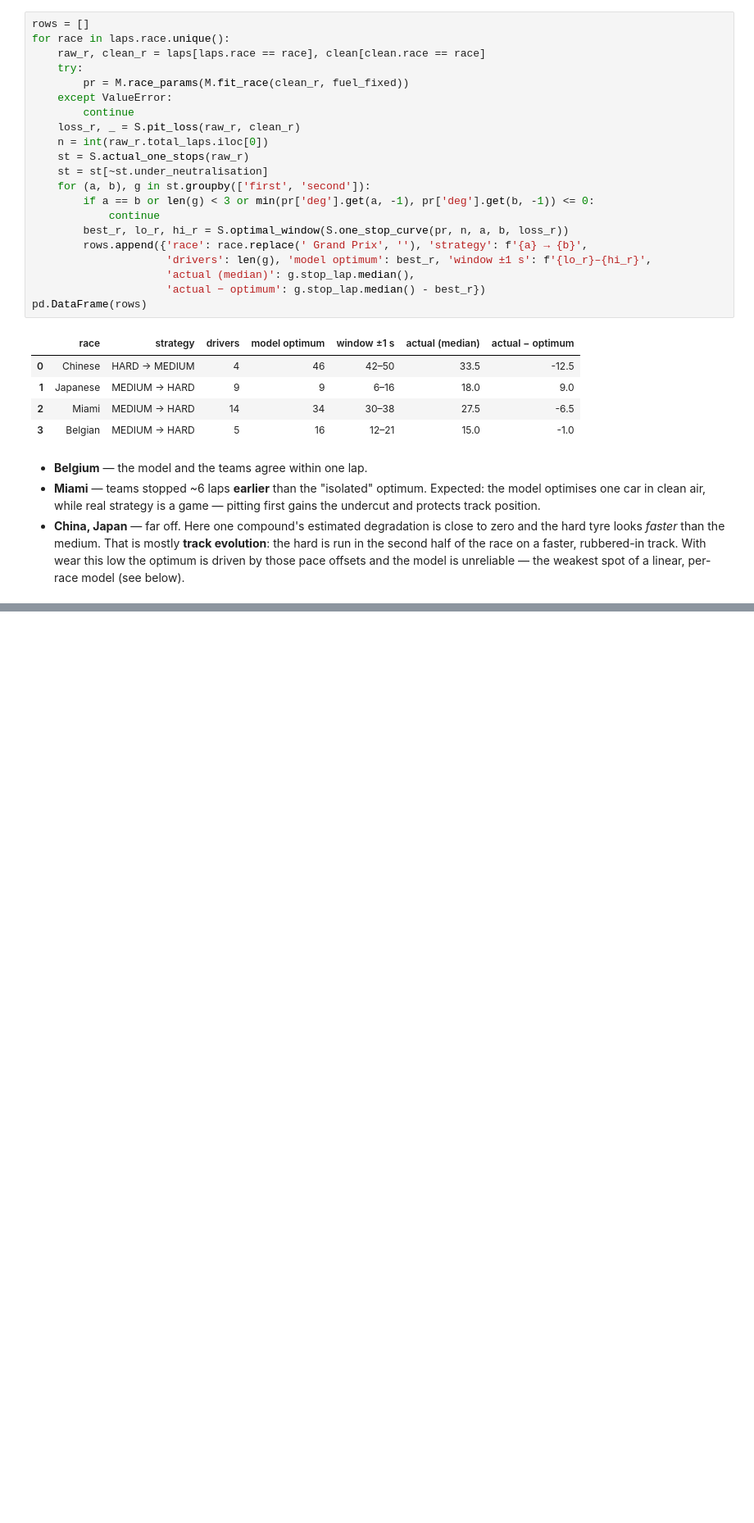
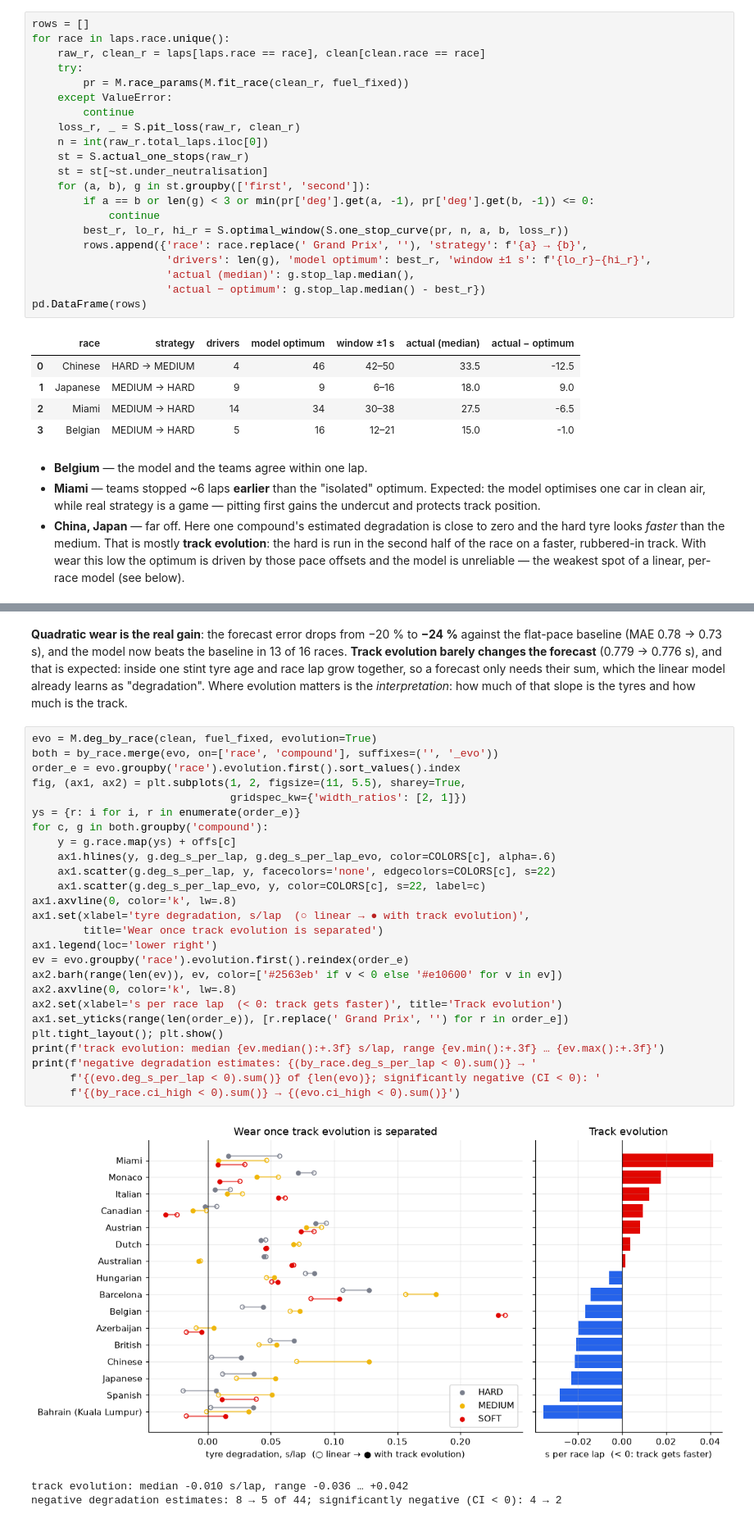
Before and after one commit to emrickre/f1-analytics, a Jupyter notebook: notebooks/tyre_degradation.ipynb, the cells around one changed output, grey strips where cells are left out. Shown at 82% size. Drawn from its saved outputs; the diff is of its cells as text; blank space fills up the shorter version.

```diff
--- a/notebooks/tyre_degradation.ipynb
+++ b/notebooks/tyre_degradation.ipynb
@@ -330,0 +363,37 @@ pd.DataFrame(rows)
+# %% [markdown]
+**Quadratic wear is the real gain**: the forecast error drops from −20 % to **−24 %** against
+the flat-pace baseline (MAE 0.78 → 0.73 s), and the model now beats the baseline in 13 of 16 races.
+**Track evolution barely changes the forecast** (0.779 → 0.776 s), and that is expected: inside one
+stint tyre age and race lap grow together, so a forecast only needs their sum, which the linear
+model already learns as "degradation". Where evolution matters is the *interpretation*: how much
+of that slope is the tyres and how much is the track.
+# %%
+evo = M.deg_by_race(clean, fuel_fixed, evolution=True)
+both = by_race.merge(evo, on=['race', 'compound'], suffixes=('', '_evo'))
+order_e = evo.groupby('race').evolution.first().sort_values().index
+fig, (ax1, ax2) = plt.subplots(1, 2, figsize=(11, 5.5), sharey=True,
+                               gridspec_kw={'width_ratios': [2, 1]})
+ys = {r: i for i, r in enumerate(order_e)}
+for c, g in both.groupby('compound'):
+    y = g.race.map(ys) + offs[c]
+    ax1.hlines(y, g.deg_s_per_lap, g.deg_s_per_lap_evo, color=COLORS[c], alpha=.6)
+    ax1.scatter(g.deg_s_per_lap, y, facecolors='none', edgecolors=COLORS[c], s=22)
+    ax1.scatter(g.deg_s_per_lap_evo, y, color=COLORS[c], s=22, label=c)
+ax1.axvline(0, color='k', lw=.8)
+ax1.set(xlabel='tyre degradation, s/lap  (○ linear → ● with track evolution)',
+        title='Wear once track evolution is separated')
+ax1.legend(loc='lower right')
+ev = evo.groupby('race').evolution.first().reindex(order_e)
+ax2.barh(range(len(ev)), ev, color=['#2563eb' if v < 0 else '#e10600' for v in ev])
+ax2.axvline(0, color='k', lw=.8)
+ax2.set(xlabel='s per race lap  (< 0: track gets faster)', title='Track evolution')
+ax1.set_yticks(range(len(order_e)), [r.replace(' Grand Prix', '') for r in order_e])
+plt.tight_layout(); plt.show()
+print(f'track evolution: median {ev.median():+.3f} s/lap, range {ev.min():+.3f} … {ev.max():+.3f}')
+print(f'negative degradation estimates: {(by_race.deg_s_per_lap < 0).sum()} → '
+      f'{(evo.deg_s_per_lap < 0).sum()} of {len(evo)}; significantly negative (CI < 0): '
+      f'{(by_race.ci_high < 0).sum()} → {(evo.ci_high < 0).sum()}')
+# %% [output]
+[figure, added]
+track evolution: median -0.010 s/lap, range -0.036 … +0.042
+negative degradation estimates: 8 → 5 of 44; significantly negative (CI < 0): 4 → 2
```
Also changed, not shown: parts of 9 cells of this notebook, 4 other files.
